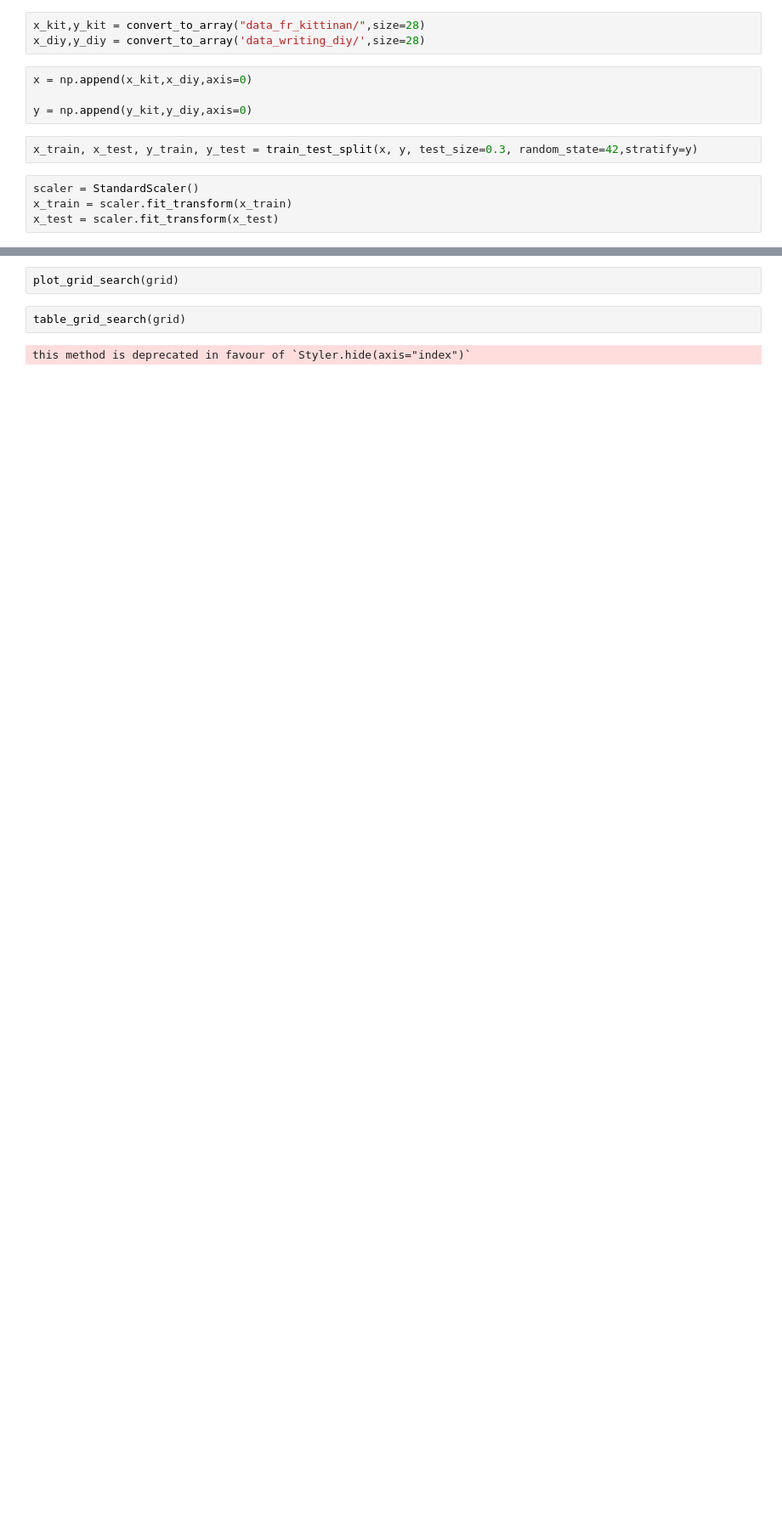
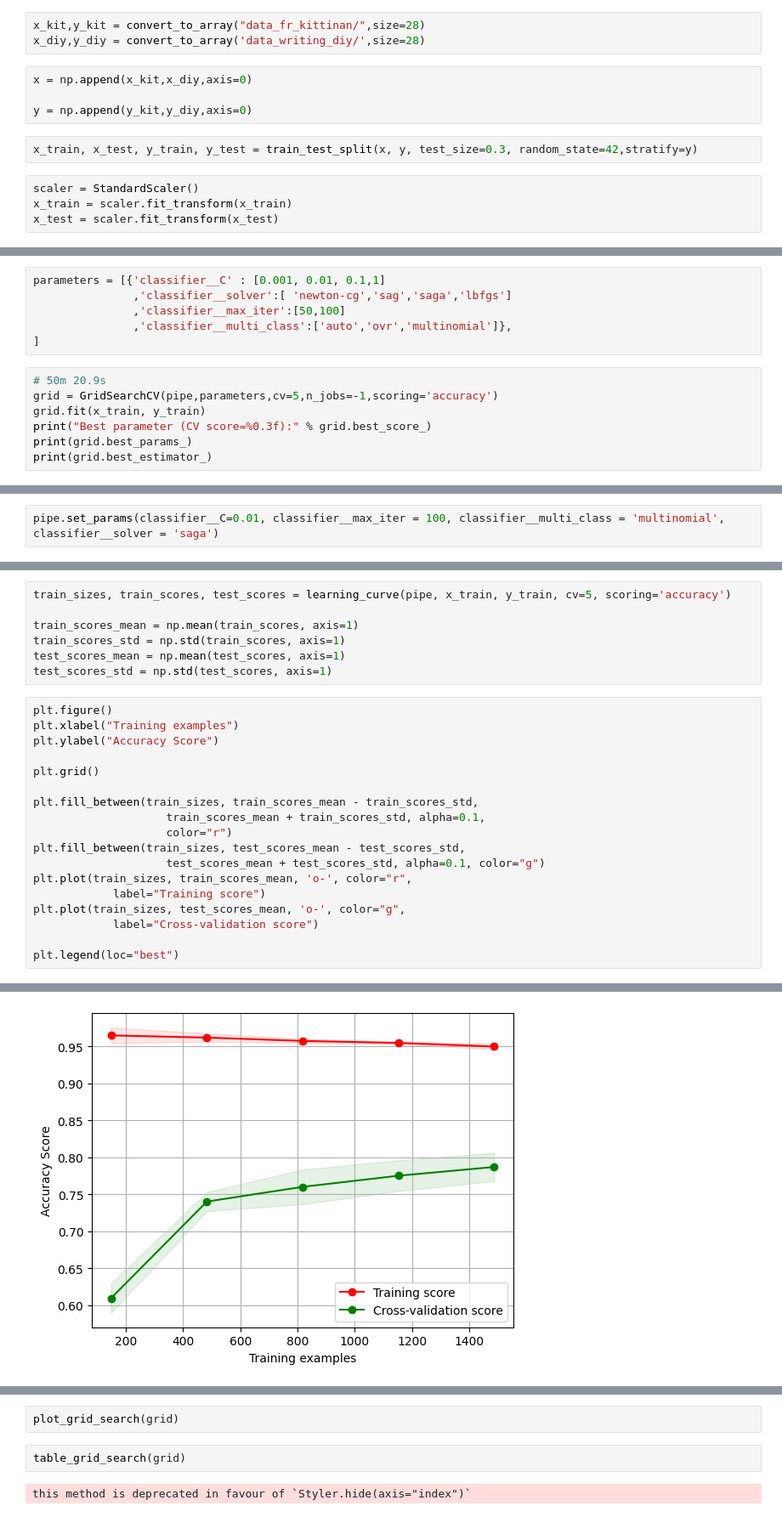
Before and after one commit to eatrabyo/dads-6003-thai_num_classification, a Jupyter notebook: logistic.ipynb, the cells around one changed output, grey strips where cells are left out. Shown: that part at 85% size. Cells and saved outputs as stored; diff of their text form; blank space fills up the shorter version.

```diff
--- a/logistic.ipynb
+++ b/logistic.ipynb
@@ -27,0 +33,13 @@ lr = LogisticRegression()
+# %%
+parameters = [{'classifier__C' : [0.001, 0.01, 0.1,1]
+               ,'classifier__solver':[ 'newton-cg','sag','saga','lbfgs']
+               ,'classifier__max_iter':[50,100]
+               ,'classifier__multi_class':['auto','ovr','multinomial']},
+]
+# %%
+# 50m 20.9s
+grid = GridSearchCV(pipe,parameters,cv=5,n_jobs=-1,scoring='accuracy')
+grid.fit(x_train, y_train)
+print("Best parameter (CV score=%0.3f):" % grid.best_score_)
+print(grid.best_params_)
+print(grid.best_estimator_)
@@ -27,0 +53,2 @@ lr = LogisticRegression()
+# %%
+pipe.set_params(classifier__C=0.01, classifier__max_iter = 100, classifier__multi_class = 'multinomial', classifier__solver = 'saga')
@@ -27,0 +60,26 @@ lr = LogisticRegression()
+# %%
+train_sizes, train_scores, test_scores = learning_curve(pipe, x_train, y_train, cv=5, scoring='accuracy')
+
+train_scores_mean = np.mean(train_scores, axis=1)
+train_scores_std = np.std(train_scores, axis=1)
+test_scores_mean = np.mean(test_scores, axis=1)
+test_scores_std = np.std(test_scores, axis=1)
+# %%
+plt.figure()
+plt.xlabel("Training examples")
+plt.ylabel("Accuracy Score")
+
+plt.grid()
+
+plt.fill_between(train_sizes, train_scores_mean - train_scores_std,
+                    train_scores_mean + train_scores_std, alpha=0.1,
+                    color="r")
+plt.fill_between(train_sizes, test_scores_mean - test_scores_std,
+                    test_scores_mean + test_scores_std, alpha=0.1, color="g")
+plt.plot(train_sizes, train_scores_mean, 'o-', color="r",
+            label="Training score")
+plt.plot(train_sizes, test_scores_mean, 'o-', color="g",
+            label="Cross-validation score")
+
+plt.legend(loc="best")
+# %% [output]
@@ -27,0 +87 @@ lr = LogisticRegression()
+[figure, added]
```
Also changed, not shown: parts of 15 cells of this notebook.
